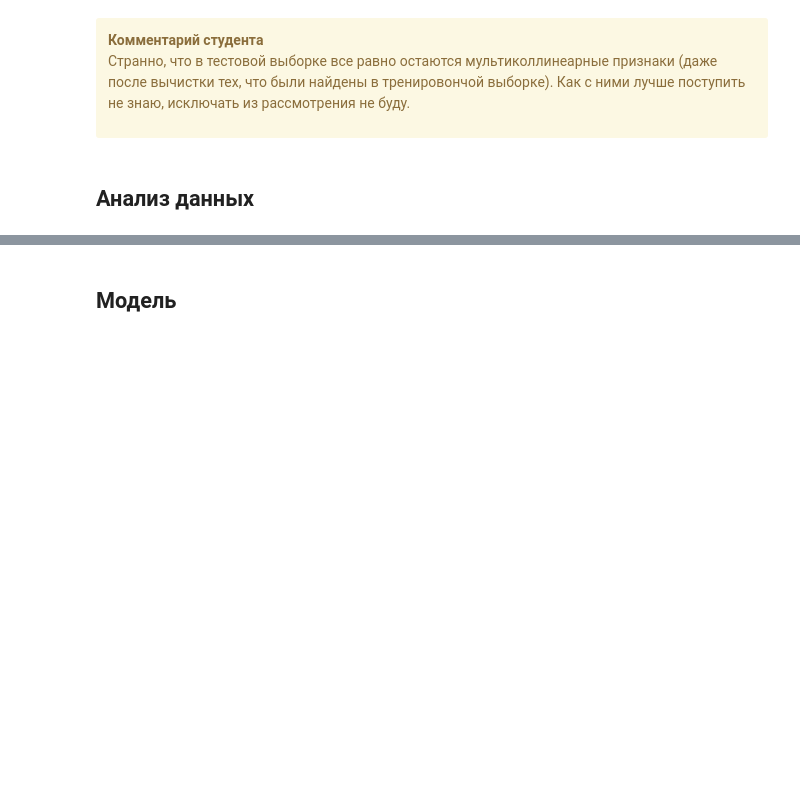
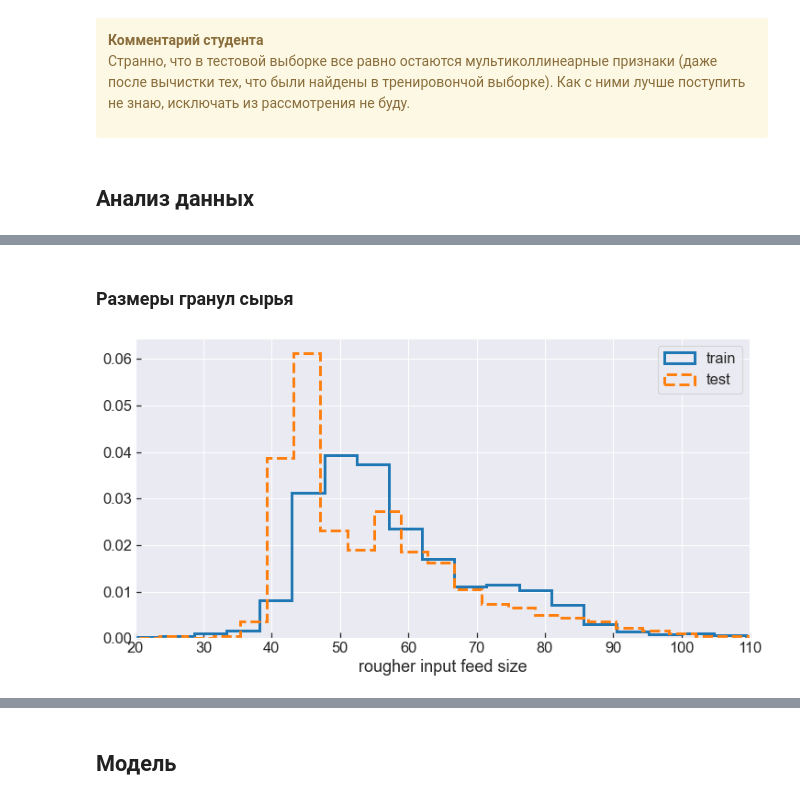
Before and after one commit to mbelveder/praktikum, a Jupyter notebook: 9_gold/gold.ipynb, the cells around one changed output, grey strips where cells are left out. Drawn from its saved outputs; the diff is of its cells as text; code cells hidden in the pictures; blank space fills up the shorter version.

```diff
--- a/9_gold/gold.ipynb
+++ b/9_gold/gold.ipynb
@@ -321,0 +351,19 @@ list(train_corr_filter_df)
+# %% [markdown]
+### Размеры гранул сырья
+# %%
+fig, ax = plt.subplots(figsize=(12, 6))
+
+ax.hist(train_corr_filter_df['rougher.input.feed_size'], bins=100, density=True,
+histtype='step', lw=3, label='train')
+
+ax.hist(test_corr_filter_df['rougher.input.feed_size'], bins=100, density=True,
+histtype='step', lw=3, ls='dashed', label='test')
+
+ax.set_xlabel('rougher input feed size')
+ax.legend()
+
+ax.set_xlim(20, 110)
+
+plt.show()
+# %% [output]
+[figure, added]
```
Also changed, not shown: parts of 10 cells of this notebook.
